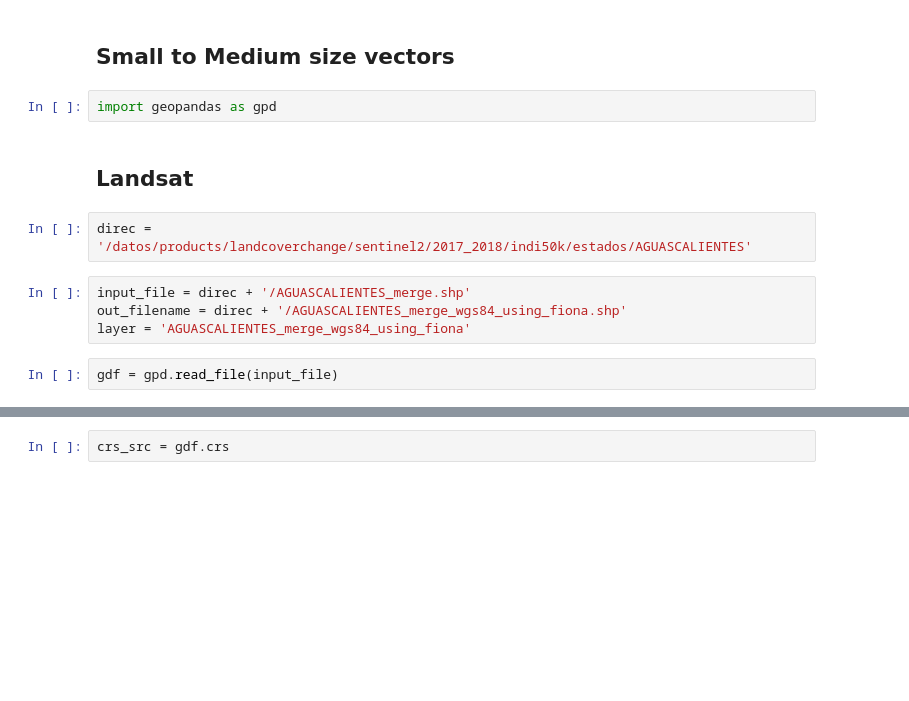
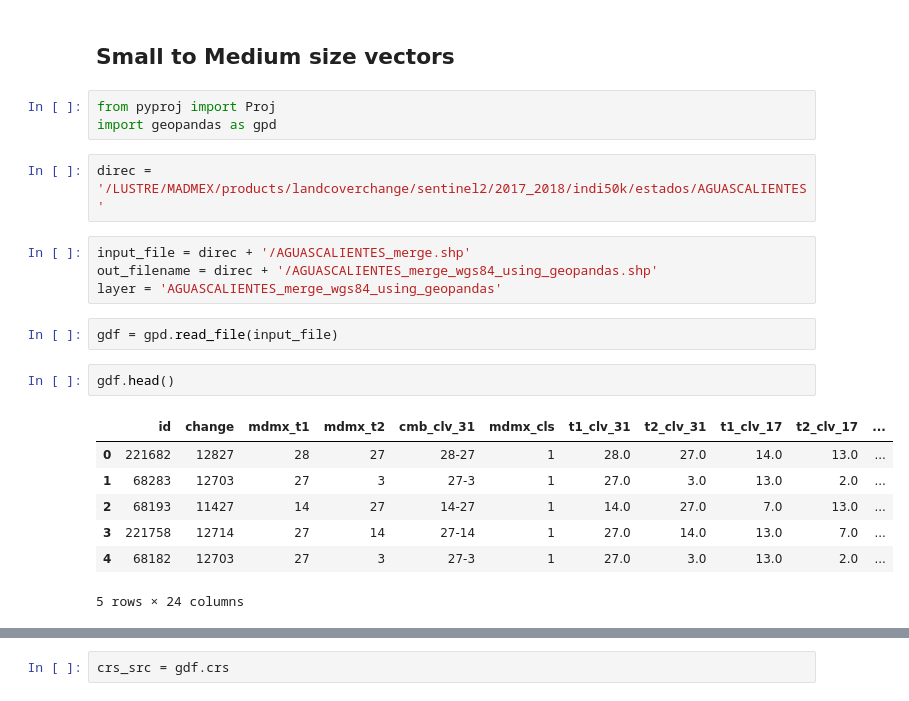
Before and after one commit to CONABIO/conabio-geonode, a Jupyter notebook: notebooks/towards_module_python_to_ingest_programmatically_into_geonode/1_normalizing_and_reprojecting.ipynb, the cells around one changed output, grey strips where cells are left out. Saved outputs shown, nothing was run; the diff lists cells and outputs as text; blank space fills up the shorter version.

Commit message:
develop of small-medium vector size normalizing, reprojection with geopandas

```diff
--- a/notebooks/towards_module_python_to_ingest_programmatically_into_geonode/1_normalizing_and_reprojecting.ipynb
+++ b/notebooks/towards_module_python_to_ingest_programmatically_into_geonode/1_normalizing_and_reprojecting.ipynb
@@ -270,14 +276,23 @@ ex_start = c.exec_start(exec_id=ex, stream=True)
 # %% [markdown]
 ## Small to Medium size vectors
 # %%
+from pyproj import Proj
 import geopandas as gpd
-# %% [markdown]
-## Landsat
 # %%
-direc = '/datos/products/landcoverchange/sentinel2/2017_2018/indi50k/estados/AGUASCALIENTES'
+direc = '/LUSTRE/MADMEX/products/landcoverchange/sentinel2/2017_2018/indi50k/estados/AGUASCALIENTES'
 # %%
 input_file = direc + '/AGUASCALIENTES_merge.shp'
-out_filename = direc + '/AGUASCALIENTES_merge_wgs84_using_fiona.shp'
-layer = 'AGUASCALIENTES_merge_wgs84_using_fiona'
+out_filename = direc + '/AGUASCALIENTES_merge_wgs84_using_geopandas.shp'
+layer = 'AGUASCALIENTES_merge_wgs84_using_geopandas'
 # %%
 gdf = gpd.read_file(input_file)
+# %%
+gdf.head()
+# %% [output]
+|  | id | change | mdmx_t1 | mdmx_t2 | cmb_clv_31 | mdmx_cls | t1_clv_31 | t2_clv_31 | t1_clv_17 | t2_clv_17 | ... |
+| 0 | 221682 | 12827 | 28 | 27 | 28-27 | 1 | 28.0 | 27.0 | 14.0 | 13.0 | ... |
+| 1 | 68283 | 12703 | 27 | 3 | 27-3 | 1 | 27.0 | 3.0 | 13.0 | 2.0 | ... |
+| 2 | 68193 | 11427 | 14 | 27 | 14-27 | 1 | 14.0 | 27.0 | 7.0 | 13.0 | ... |
+| 3 | 221758 | 12714 | 27 | 14 | 27-14 | 1 | 27.0 | 14.0 | 13.0 | 7.0 | ... |
+| 4 | 68182 | 12703 | 27 | 3 | 27-3 | 1 | 27.0 | 3.0 | 13.0 | 2.0 | ... |
+5 rows × 24 columns
```
Also changed, not shown: parts of 38 cells of this notebook.
